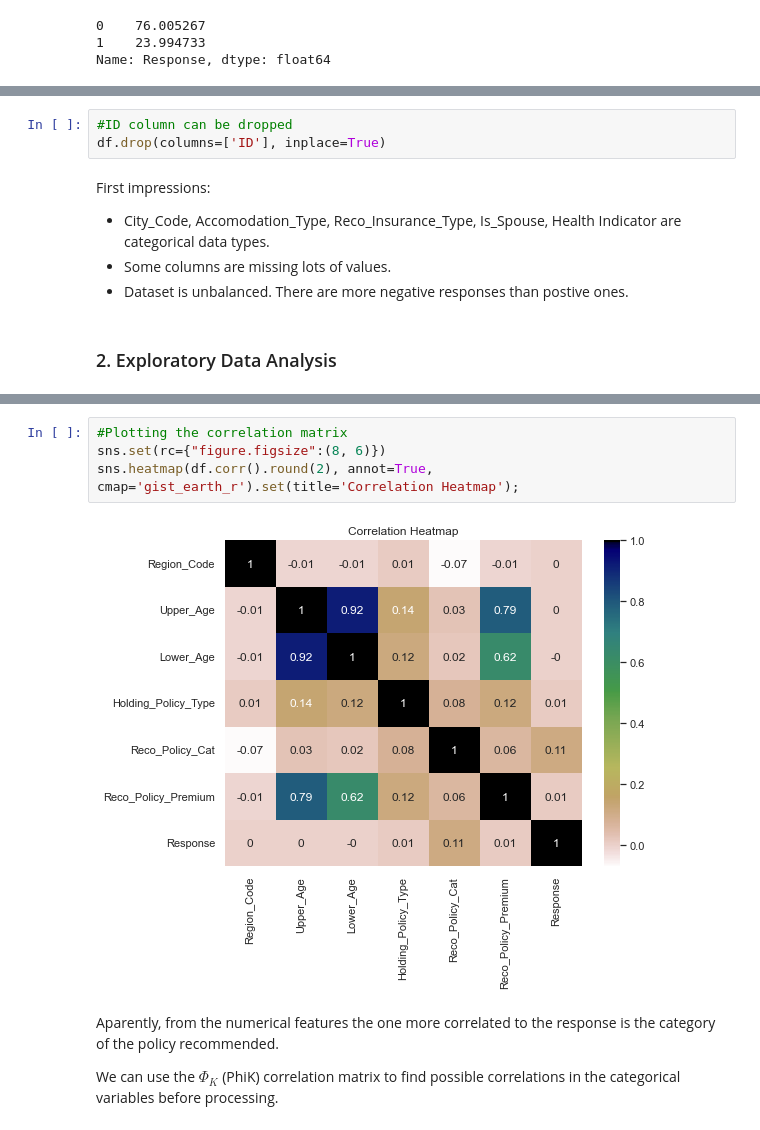
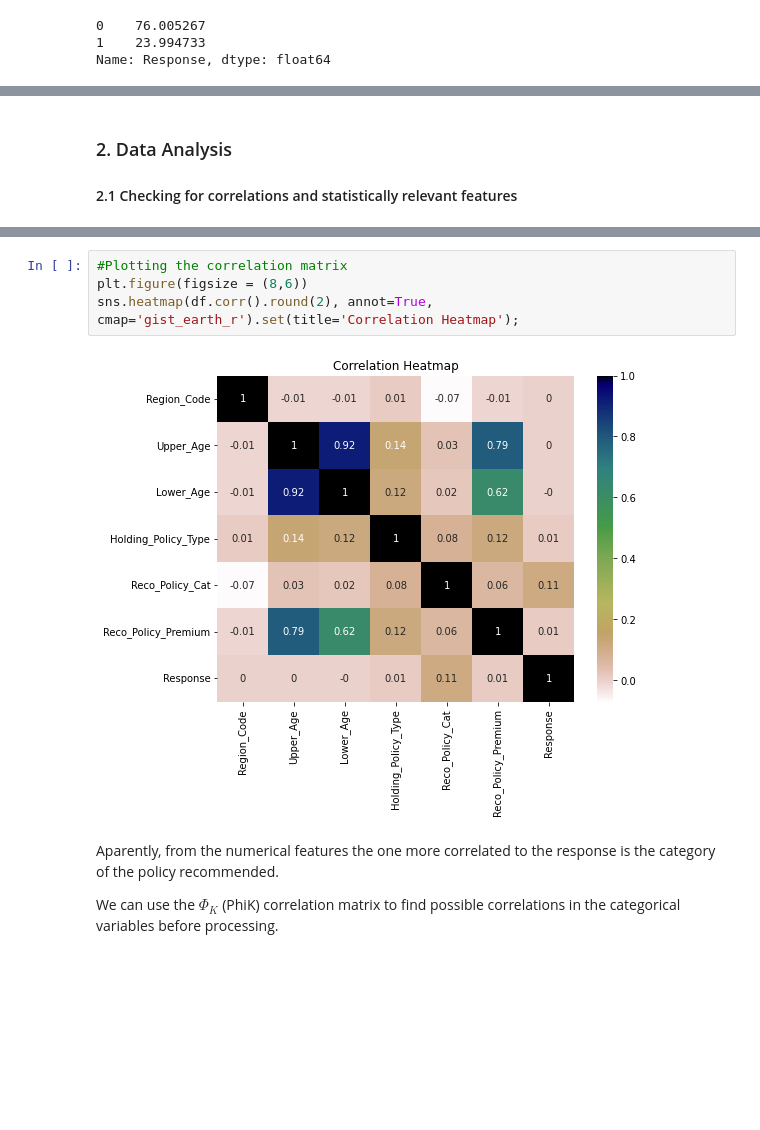
Before and after one commit to o-guilherme/IFSP-Proj-Sem2, a Jupyter notebook: EDA and Pre-processing.ipynb, the cells around one changed output, grey strips where cells are left out. Saved outputs shown, nothing was run; the diff lists cells and outputs as text; blank space fills up the shorter version.

```diff
--- a/EDA and Pre-processing.ipynb
+++ b/EDA and Pre-processing.ipynb
@@ -123,14 +133,6 @@ df[df.duplicated()].shape
-# %%
-#ID column can be dropped
-df.drop(columns=['ID'], inplace=True)
-# %% [markdown]
-First impressions:
-
-* City_Code, Accomodation_Type, Reco_Insurance_Type, Is_Spouse, Health Indicator are categorical data types.
-* Some columns are missing lots of values.
-* Dataset is unbalanced. There are more negative responses than postive ones.
 # %% [markdown]
-### 2. Exploratory Data Analysis
+### 2. Data Analysis
+#### 2.1 Checking for correlations and statistically relevant features
 # %%
 #Checking the correlation of the data
 df.corr().round(2)
@@ -145,10 +147,10 @@ df.corr().round(2)
 | Response | 0.00 | 0.00 | -0.00 | 0.01 | 0.11 | 0.01 | ... |
 # %%
 #Plotting the correlation matrix
-sns.set(rc={"figure.figsize":(8, 6)})
+plt.figure(figsize = (8,6))
 sns.heatmap(df.corr().round(2), annot=True, cmap='gist_earth_r').set(title='Correlation Heatmap');
 # %% [output]
-[figure, old version]
+[figure, new version]
 # %% [markdown]
 Aparently, from the numerical features the one more correlated to the response is the category of the policy recommended.
 
```
Also changed, not shown: parts of 16 cells of this notebook.
